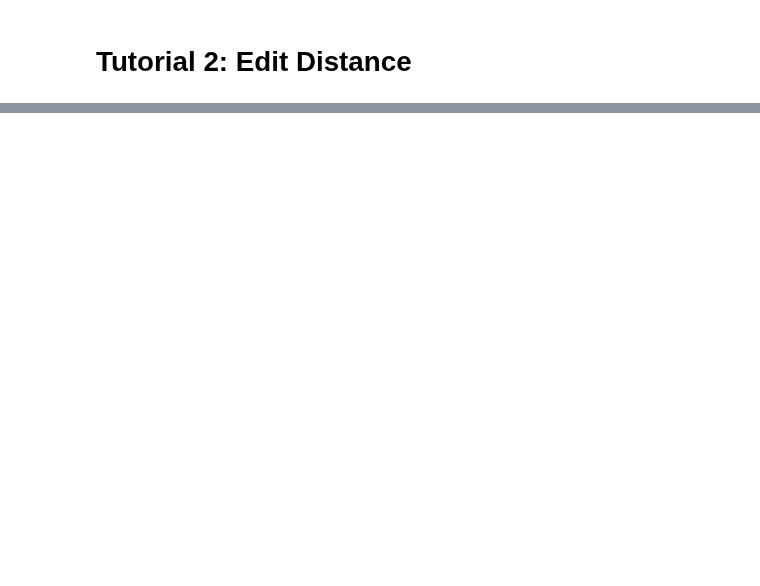
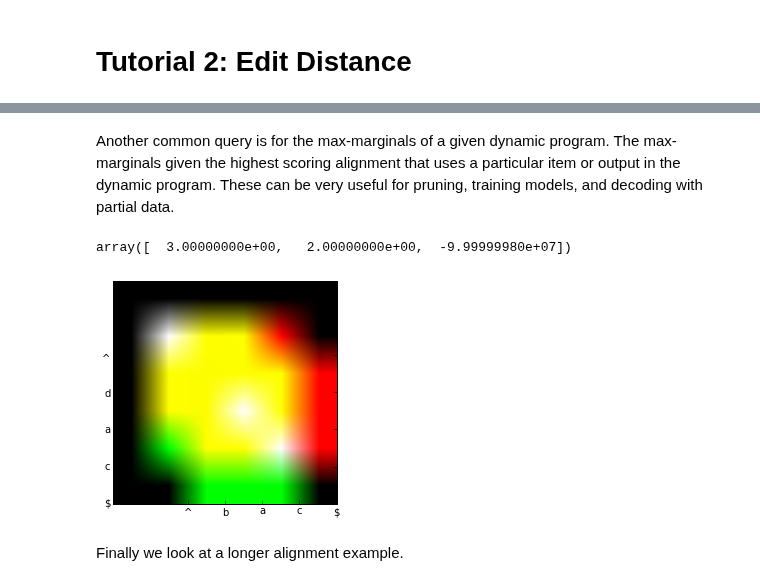
Before and after one commit to srush/PyDecode, a Jupyter notebook: notebooks/EditDistance.ipynb, the cells around one changed output, grey strips where cells are left out. Saved outputs shown, nothing was run; the diff lists cells and outputs as text; code cells hidden in the pictures; blank space fills up the shorter version.

```diff
--- a/notebooks/EditDistance.ipynb
+++ b/notebooks/EditDistance.ipynb
@@ -98,0 +139,19 @@ e = e
+# %% [markdown]
+Another common query is for the max-marginals of a given dynamic program.
+The max-marginals given the highest scoring alignment that uses a particular
+item or output in the dynamic program. These can be very useful for pruning,
+training models, and decoding with partial data.
+# %%
+output_marg = pydecode.output_marginals(dp, output_scores)
+output_marg[2, 3, :]
+# %% [output]
+array([  3.00000000e+00,   2.00000000e+00,  -9.99999980e+07])
+# %%
+plt.imshow(output_marg[:,:])
+plt.yticks(np.arange(1.5, len(strings[0])+1, 1), strings[0])
+plt.xticks(np.arange(1.5, len(strings[1])+1, 1), strings[1])
+None
+# %% [output]
+[figure, added]
+# %% [markdown]
+Finally we look at a longer alignment example.
```
Also changed, not shown: parts of 29 cells of this notebook, 24 other files.
